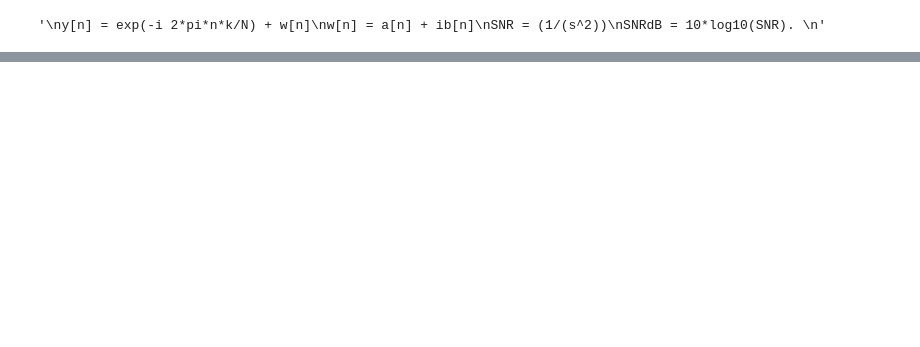
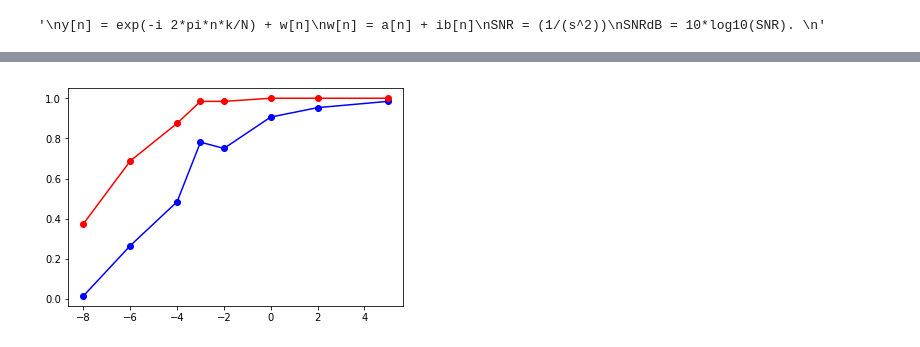
Before and after one commit to shloak/frequency, a Jupyter notebook: data_gen.ipynb, the cells around one changed output, grey strips where cells are left out. Saved outputs shown, nothing was run; the diff lists cells and outputs as text; code cells hidden in the pictures; blank space fills up the shorter version.

```diff
--- a/data_gen.ipynb
+++ b/data_gen.ipynb
@@ -259,0 +787,8 @@ Testing Accuracy MLE: 1.0
+# %%
+plt.plot(np.load('./data/snrs.npy'), np.load('./data/nn_accs2.npy'), '-bo')
+plt.plot(np.load('./data/snrs.npy'), np.load('./data/mle_accs2.npy'), '-ro')
+plt.show()
+
+# testing snr's for N=512, M=32
+# %% [output]
+[figure, added]
```
Also changed, not shown: parts of 15 cells of this notebook, 6 other files.
